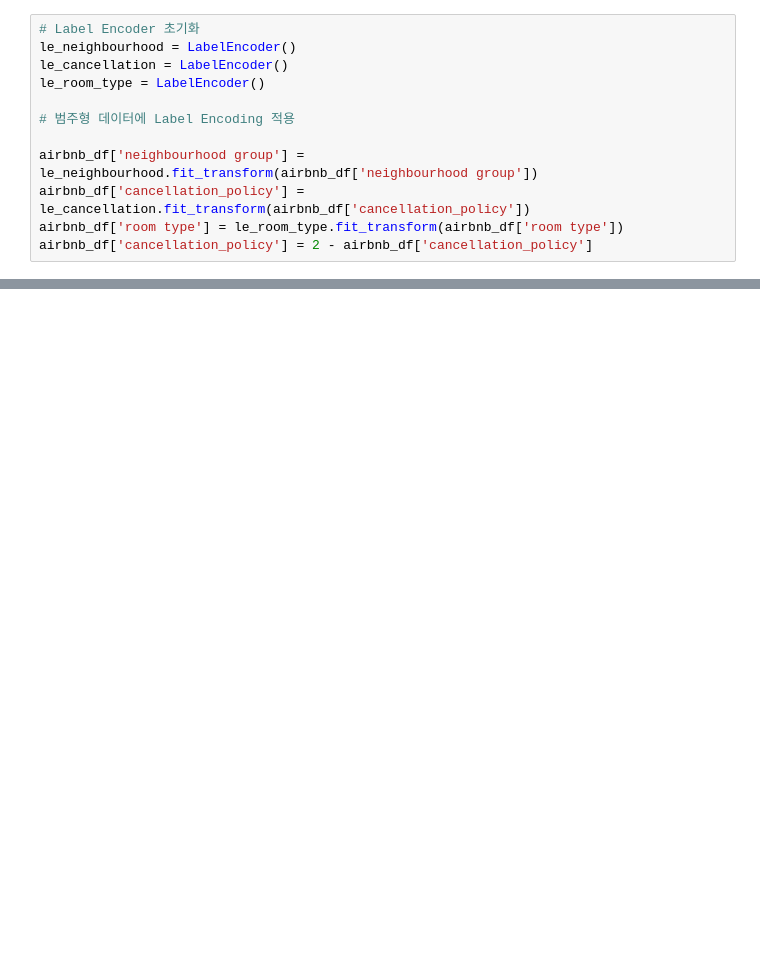
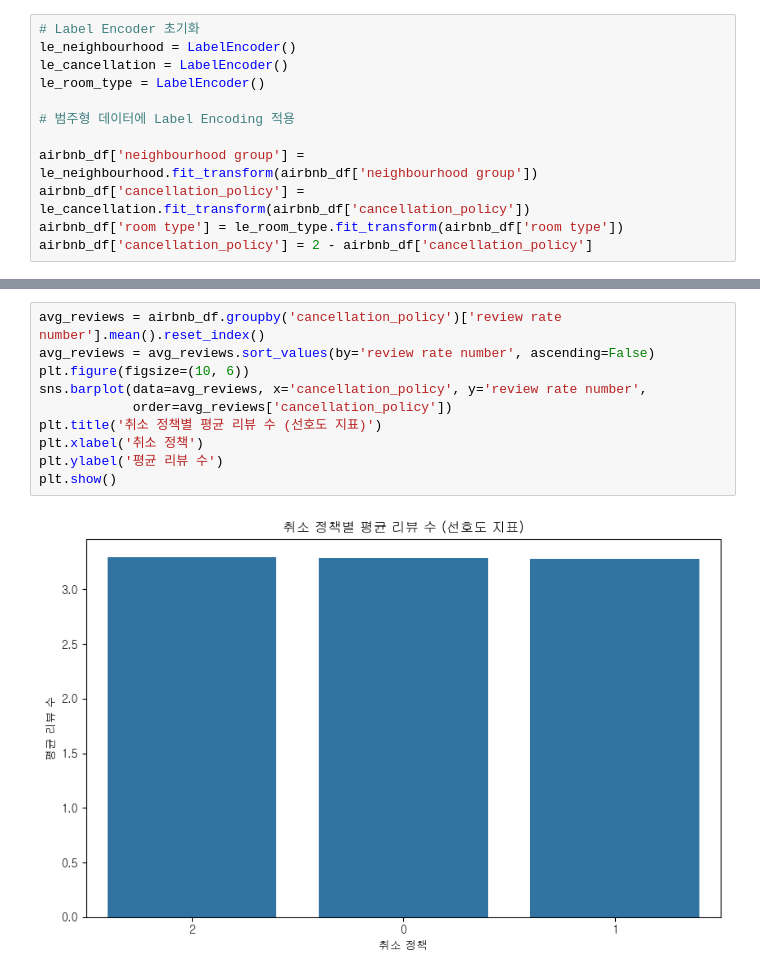
Before and after one commit to Nadaeji/airbnb-eda-insights, a Jupyter notebook: visualization/EDA 1.ipynb, the cells around one changed output, grey strips where cells are left out. Cells and saved outputs as stored; diff of their text form; blank space fills up the shorter version.

```diff
--- a/visualization/EDA 1.ipynb
+++ b/visualization/EDA 1.ipynb
@@ -415,0 +470,12 @@ plt.show()
+# %%
+avg_reviews = airbnb_df.groupby('cancellation_policy')['review rate number'].mean().reset_index()
+avg_reviews = avg_reviews.sort_values(by='review rate number', ascending=False)
+plt.figure(figsize=(10, 6))
+sns.barplot(data=avg_reviews, x='cancellation_policy', y='review rate number',
+            order=avg_reviews['cancellation_policy'])
+plt.title('취소 정책별 평균 리뷰 수 (선호도 지표)')
+plt.xlabel('취소 정책')
+plt.ylabel('평균 리뷰 수')
+plt.show()
+# %% [output]
+[figure, added]
```
Also changed, not shown: parts of 24 cells of this notebook.
